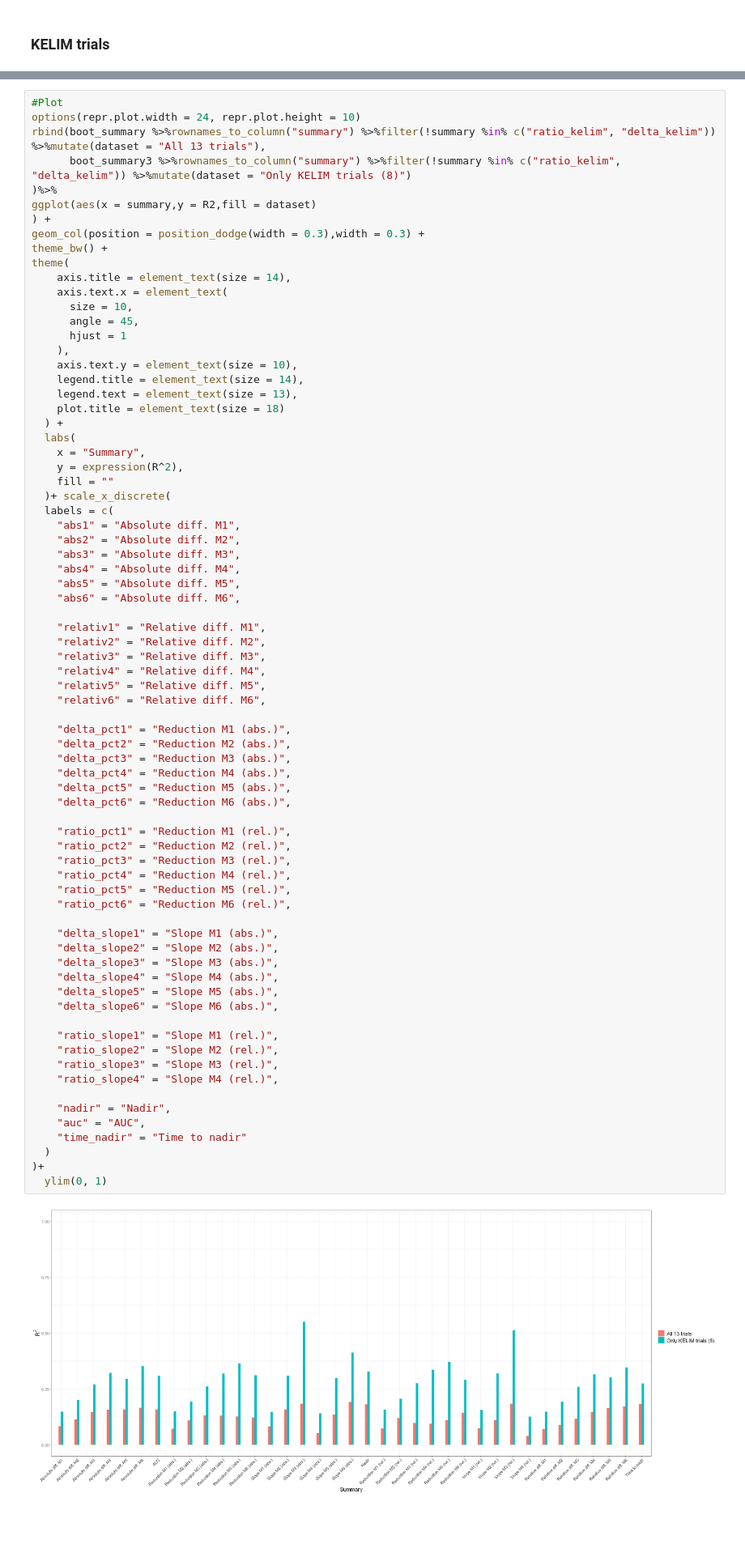
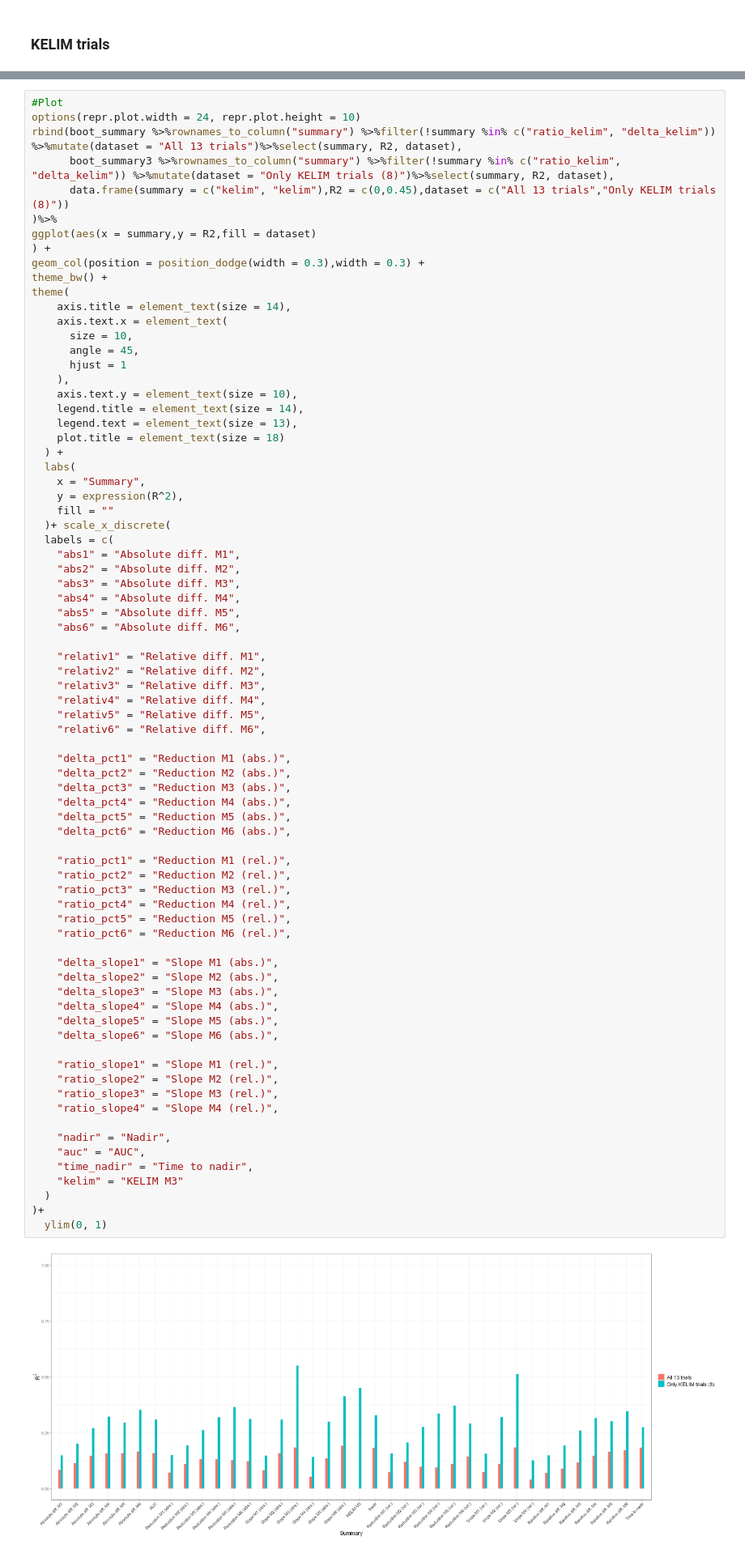
Before and after one commit to Kodro23/Surrogacy_evaluation_CA125, a Jupyter notebook: notebooks/Surrogacy_evaluation_of_CA125_lcmm.ipynb, the cells around one changed output, grey strips where cells are left out. Shown at 81% size. Drawn from its saved outputs; the diff is of its cells as text; blank space fills up the shorter version.

```diff
--- a/notebooks/Surrogacy_evaluation_of_CA125_lcmm.ipynb
+++ b/notebooks/Surrogacy_evaluation_of_CA125_lcmm.ipynb
@@ -1648,8 +1652,9 @@ A data.frame: 39 × 4
 # %%
 #Plot
 options(repr.plot.width = 24, repr.plot.height = 10)
-rbind(boot_summary %>%rownames_to_column("summary") %>%filter(!summary %in% c("ratio_kelim", "delta_kelim")) %>%mutate(dataset = "All 13 trials"),
-      boot_summary3 %>%rownames_to_column("summary") %>%filter(!summary %in% c("ratio_kelim", "delta_kelim")) %>%mutate(dataset = "Only KELIM trials (8)")
+rbind(boot_summary %>%rownames_to_column("summary") %>%filter(!summary %in% c("ratio_kelim", "delta_kelim")) %>%mutate(dataset = "All 13 trials")%>%select(summary, R2, dataset),
+      boot_summary3 %>%rownames_to_column("summary") %>%filter(!summary %in% c("ratio_kelim", "delta_kelim")) %>%mutate(dataset = "Only KELIM trials (8)")%>%select(summary, R2, dataset),
+      data.frame(summary = c("kelim", "kelim"),R2 = c(0,0.45),dataset = c("All 13 trials","Only KELIM trials (8)"))
 )%>%
 ggplot(aes(x = summary,y = R2,fill = dataset)
 ) +
@@ -1692,32 +1697,33 @@ theme(
     "delta_pct3" = "Reduction M3 (abs.)",
     "delta_pct4" = "Reduction M4 (abs.)",
     "delta_pct5" = "Reduction M5 (abs.)",
     "delta_pct6" = "Reduction M6 (abs.)",
 
     "ratio_pct1" = "Reduction M1 (rel.)",
     "ratio_pct2" = "Reduction M2 (rel.)",
     "ratio_pct3" = "Reduction M3 (rel.)",
     "ratio_pct4" = "Reduction M4 (rel.)",
     "ratio_pct5" = "Reduction M5 (rel.)",
     "ratio_pct6" = "Reduction M6 (rel.)",
 
     "delta_slope1" = "Slope M1 (abs.)",
     "delta_slope2" = "Slope M2 (abs.)",
     "delta_slope3" = "Slope M3 (abs.)",
     "delta_slope4" = "Slope M4 (abs.)",
     "delta_slope5" = "Slope M5 (abs.)",
     "delta_slope6" = "Slope M6 (abs.)",
 
     "ratio_slope1" = "Slope M1 (rel.)",
     "ratio_slope2" = "Slope M2 (rel.)",
     "ratio_slope3" = "Slope M3 (rel.)",
     "ratio_slope4" = "Slope M4 (rel.)",
 
     "nadir" = "Nadir",
     "auc" = "AUC",
-    "time_nadir" = "Time to nadir"
+    "time_nadir" = "Time to nadir",
+    "kelim" = "KELIM M3"
   )
 )+
   ylim(0, 1)
 # %% [output]
-[figure, old version]
+[figure, new version]
```
Also changed, not shown: parts of 7 cells of this notebook, 5 other files.
